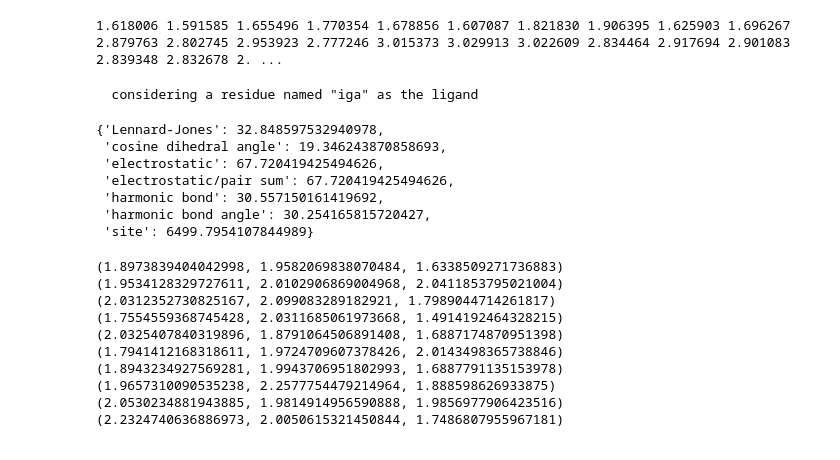
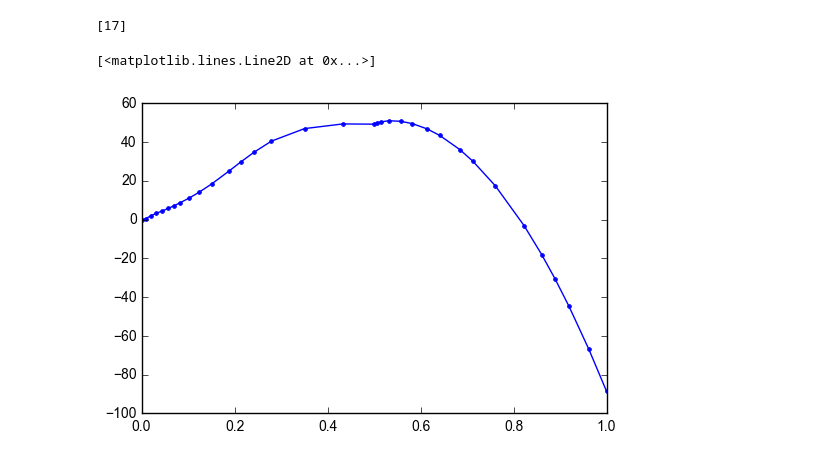
Before and after one commit to CCBatIIT/AlGDock, a Jupyter notebook: Example/test_python.ipynb, the cells around one changed output. Saved outputs shown, nothing was run; the diff lists cells and outputs as text; code cells hidden in the pictures.

```diff
--- a/Example/test_python.ipynb
+++ b/Example/test_python.ipynb
@@ -79,47 +62,11 @@ using random number seed of -1
-# %%
-state = 0
-
-confs = []
-for c in range(len(self.confs[process]['samples'][state])):
-  if len(self.confs[process]['samples'][state][c])>0:
-    if not isinstance(self.confs[process]['samples'][state][c],list):
-      self.confs[process]['samples'][state][c] = \
-        [self.confs[process]['samples'][state][c]]
-    confs += self.confs[process]['samples'][state][c]
-
-coms = []
-for conf in confs:
-  self.universe.setConfiguration(Configuration(self.universe,conf))
-  coms.append(np.array(self.universe.centerOfMass()))
-print ' '.join(['%f'%c[-1] for c in coms])
-# %% [output]
-1.618006 1.591585 1.655496 1.770354 1.678856 1.607087 1.821830 1.906395 1.625903 1.696267 2.879763 2.802745 2.953923 2.777246 3.015373 3.029913 3.022609 2.834464 2.917694 2.901083 2.839348 2.832678 2. ...
-# %%
-self._setup_universe()
-self._set_universe_evaluator(self._lambda(0.))
-# %% [output]
-  considering a residue named "iga" as the ligand
-# %%
-self.universe.energyTerms()
-# %% [output]
-{'Lennard-Jones': 32.848597532940978,
- 'cosine dihedral angle': 19.346243870858693,
- 'electrostatic': 67.720419425494626,
- 'electrostatic/pair sum': 67.720419425494626,
- 'harmonic bond': 30.557150161419692,
- 'harmonic bond angle': 30.254165815720427,
- 'site': 6499.7954107844989}
-# %%
-for n in range(10):
-  print self._forceFields['site'].randomPoint()
-# %% [output]
-(1.8973839404042998, 1.9582069838070484, 1.6338509271736883)
-(1.9534128329727611, 2.0102906869004968, 2.0411853795021004)
-(2.0312352730825167, 2.099083289182921, 1.7989044714261817)
-(1.7554559368745428, 2.0311685061973668, 1.4914192464328215)
-(2.0325407840319896, 1.8791064506891408, 1.6887174870951398)
-(1.7941412168318611, 1.9724709607378426, 2.0143498365738846)
-(1.8943234927569281, 1.9943706951802993, 1.6887791135153978)
-(1.9657310090535238, 2.2577754479214964, 1.888598626933875)
-(2.0530234881943885, 1.9814914956590888, 1.9856977906423516)
-(2.2324740636886973, 2.0050615321450844, 1.7486807955967181)
+# %%
+[n for n in range(len(self.dock_protocol)) if self.dock_protocol[n]['a']==0.5]
+# %% [output]
+[17]
+# %%
+%matplotlib inline
+import matplotlib.pyplot as plt
+plt.plot([self.dock_protocol[n]['a'] for n in range(len(self.dock_protocol))], self.f_RL['grid_MBAR'][-1],'.-')
+# %% [output]
+[<matplotlib.lines.Line2D at 0x...>]
+[figure, added]
```
Also changed, not shown: parts of 4 cells of this notebook, 50 other files.
